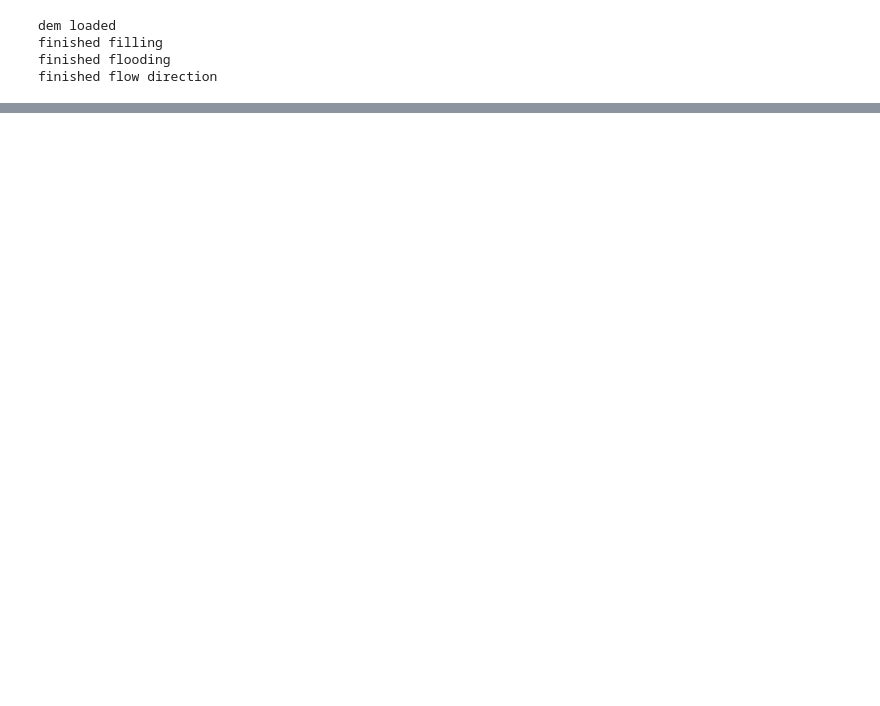
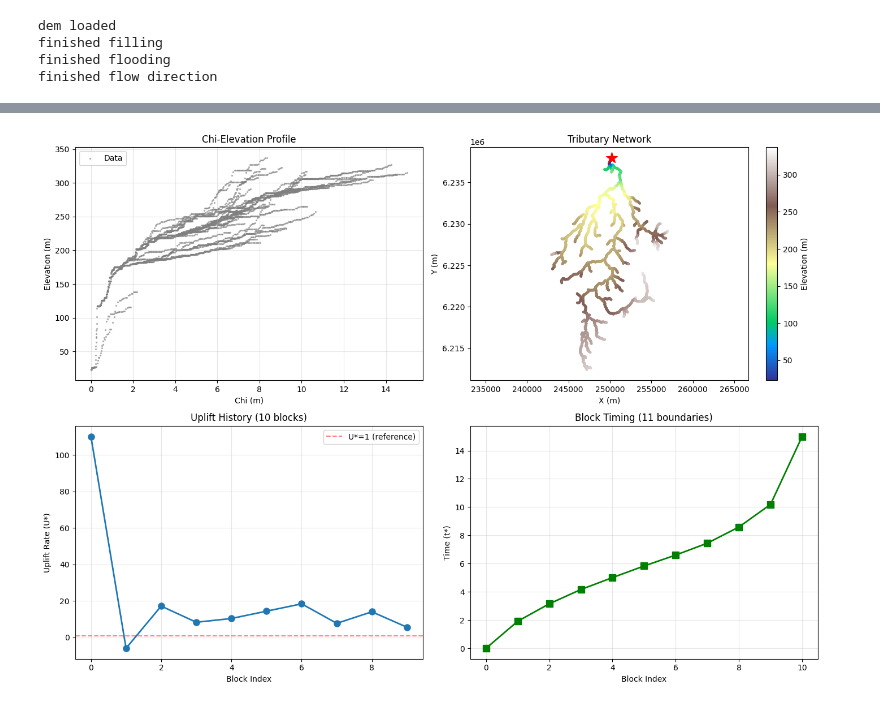
Before and after one commit to GrantPLong/AndesTG, a Jupyter notebook: Rapel/base_level/LGoren_Fluvial_landform_inversion.ipynb, the cells around one changed output, grey strips where cells are left out. Cells and saved outputs as stored; diff of their text form; code cells hidden in the pictures; blank space fills up the shorter version.

```diff
--- a/Rapel/base_level/LGoren_Fluvial_landform_inversion.ipynb
+++ b/Rapel/base_level/LGoren_Fluvial_landform_inversion.ipynb
@@ -170,0 +340,66 @@ Uplift blocks:
+# %%
+# Run inversion on the correct tributary data
+Ustar_trib, tstar_trib, misfit_trib = invert_block_uplift(
+    chi_trib,
+    data_tributary['z'],
+    gamma=1.0,
+    q=10
+)
+
+print(f"\n{'='*60}")
+print(f"INVERSION RESULTS - Single Tributary")
+print(f"{'='*60}")
+print(f"Network: {data_tributary['n_pixels']:,} pixels")
+print(f"Channel length: {actual_length/1000:.1f} km")
+print(f"Relief: {data_tributary['z'].max() - data_tributary['z'].min():.0f} m")
+print(f"Chi range: 0 to {chi_trib.max():.1f} m")
+print(f"\nMisfit: {misfit_trib:.4f}")
+print(f"Number of uplift blocks: {len(Ustar_trib)}")
+print(f"\nUplift history:")
+for i, (u, t) in enumerate(zip(Ustar_trib, tstar_trib)):
+    print(f"  Block {i}: U* = {u:8.3f}, t* = {t:8.3f}")
+
+# Visualize
+fig, axes = plt.subplots(2, 2, figsize=(14, 10))
+
+# 1. Chi-elevation with fit
+ax = axes[0, 0]
+ax.scatter(chi_trib, data_tributary['z'], c='gray', s=2, alpha=0.5, label='Data')
+ax.set_xlabel('Chi (m)')
+ax.set_ylabel('Elevation (m)')
+ax.set_title('Chi-Elevation Profile')
+ax.legend()
+ax.grid(True, alpha=0.3)
+
+# 2. Map view
+ax = axes[0, 1]
+scatter = ax.scatter(data_tributary['x'], data_tributary['y'],
+                     c=data_tributary['z'], s=5, cmap='terrain')
+plt.colorbar(scatter, ax=ax, label='Elevation (m)')
+ax.plot(outlet[0], outlet[1], 'r*', markersize=15)
+ax.set_xlabel('X (m)')
+ax.set_ylabel('Y (m)')
+ax.set_title('Tributary Network')
+ax.axis('equal')
+
+# 3. Uplift blocks
+ax = axes[1, 0]
+ax.plot(range(len(Ustar_trib)), Ustar_trib, 'o-', linewidth=2, markersize=8)
+ax.axhline(y=1.0, color='r', linestyle='--', alpha=0.5, label='U*=1 (reference)')
+ax.set_xlabel('Block Index')
+ax.set_ylabel('Uplift Rate (U*)')
+ax.set_title(f'Uplift History ({len(Ustar_trib)} blocks)')
+ax.legend()
+ax.grid(True, alpha=0.3)
+
+# 4. Time blocks
+ax = axes[1, 1]
+ax.plot(range(len(tstar_trib)), tstar_trib, 's-', linewidth=2, markersize=8, color='green')
+ax.set_xlabel('Block Index')
+ax.set_ylabel('Time (t*)')
+ax.set_title(f'Block Timing ({len(tstar_trib)} boundaries)')
+ax.grid(True, alpha=0.3)
+
+plt.tight_layout()
+plt.show()
+# %% [output]
@@ -170,0 +423 @@ Uplift blocks:
+[figure, added]
```
Also changed, not shown: parts of 16 cells of this notebook, 16 other files.
